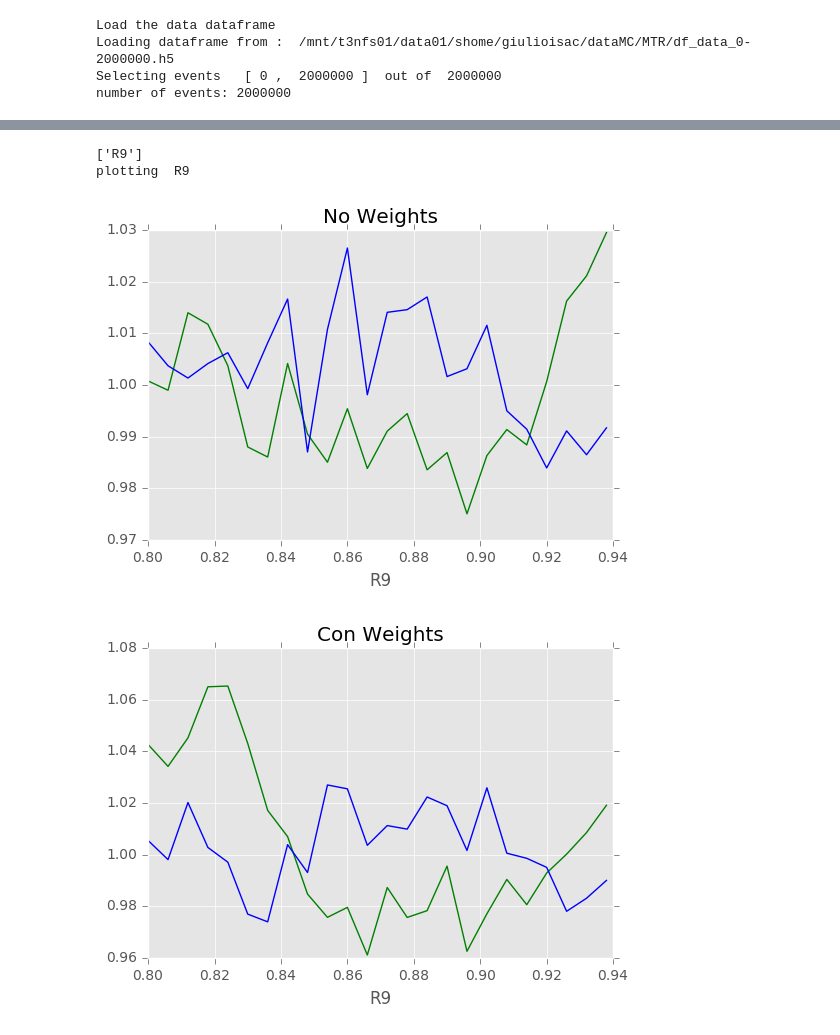
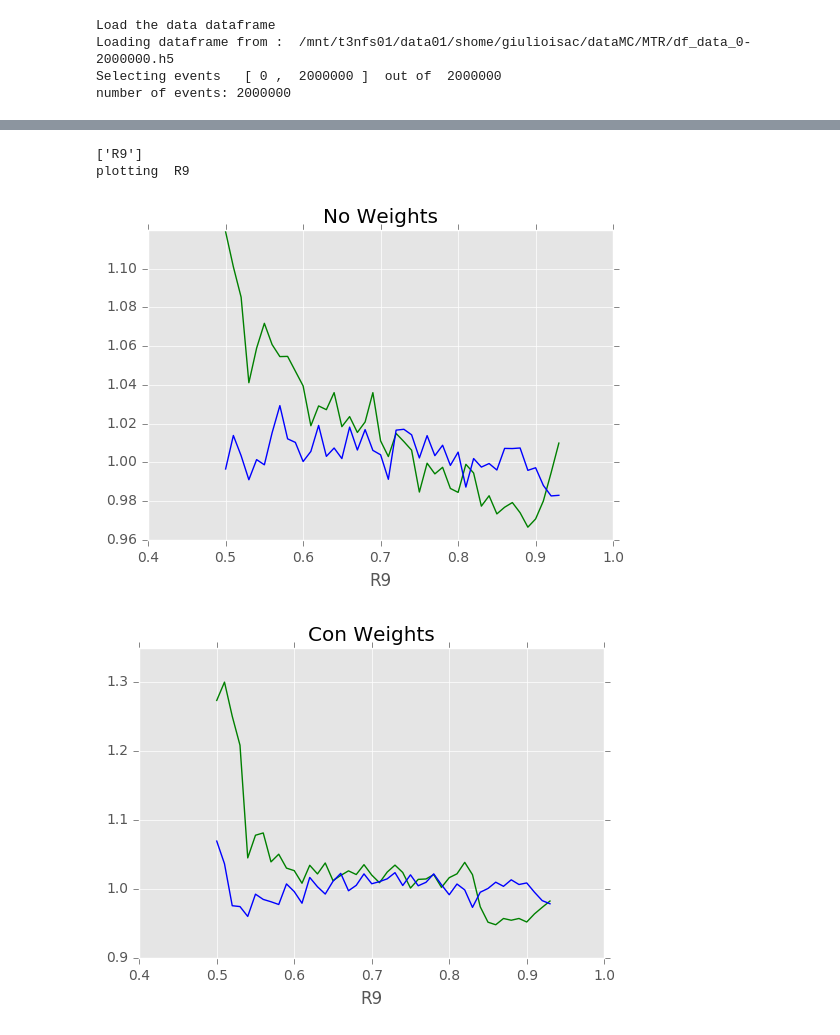
Before and after one commit to threiten/dataMC-1, a Jupyter notebook: MTR/TestCode02_WithAndWithoutWeightsEB+EE.ipynb, the cells around one changed output, grey strips where cells are left out. Cells and saved outputs as stored; diff of their text form; code cells hidden in the pictures.

```diff
--- a/MTR/TestCode02_WithAndWithoutWeightsEB+EE.ipynb
+++ b/MTR/TestCode02_WithAndWithoutWeightsEB+EE.ipynb
@@ -100,8 +100,8 @@ for yvar in ylist:
     rv = []
     if yvar == "R9":
         rv  = np.arange(0.0,1.0,0.001)
-        rv2 = np.arange(0.8,1.0,0.0006)
-        rv3 = np.arange(0.8,0.95,0.008)
+        rv2 = np.arange(0.5,1.0,0.0006)
+        rv3 = np.arange(0.5,0.95,0.008)
 
     if yvar == "S4":
         rv  = np.arange(0.0,1.0,0.001)
@@ -176,8 +176,8 @@ for yvar in ylist:
     rv = []
     if yvar == "R9":
         rv  = np.arange(0.0,1.0,0.001)
-        rv2 = np.arange(0.7,1.0,0.002)
-        rv3 = np.arange(0.8,0.95,0.006)
+        rv2 = np.arange(0.1,1.0,0.005)
+        rv3 = np.arange(0.5,0.95,0.01)
     fig = plt.figure()
     ax = fig.add_subplot(111)
     ax.set_xlabel(yvar)
@@ -196,32 +196,32 @@ for yvar in ylist:
     h2 = data_bins/mccorr_bins
 
     plt.plot(edges,h1,"g")# uncorrected
     plt.plot(edges,h2,"b")#corrected
     ax.set_title('No Weights')
 
     #ratio plot
     fig = plt.figure()
     ax = fig.add_subplot(111)
     ax.set_xlabel(yvar)
     mc_bins, _edges = np.histogram(dfmc_ConWeights[yvar], rv3, normed = 1, weights=dfmc_ConWeights["weight"])
     edges = _edges[:len(_edges)-1]
 
     mccorr_bins, _edges = np.histogram(dfmc_ConWeights[yvarcorr], rv3, normed = 1, weights=dfmc_ConWeights["weight"])
     edges = _edges[:len(_edges)-1]
 
     data_bins, _edges = np.histogram(dfdata[yvar], rv3, normed = 1, weights=dfdata["weight"])
     edges = _edges[:len(_edges)-1]
 
 
 
     h1 = data_bins/mc_bins
     h2 = data_bins/mccorr_bins
 
     plt.plot(edges,h1,"g")# uncorrected
     plt.plot(edges,h2,"b")#corrected
     ax.set_title('Con Weights')
 # %% [output]
 ['R9']
 plotting  R9
-[figure, old version]
+[figure, new version]
-[figure, old version]
+[figure, new version]
```
Also changed, not shown: parts of 3 cells of this notebook.
